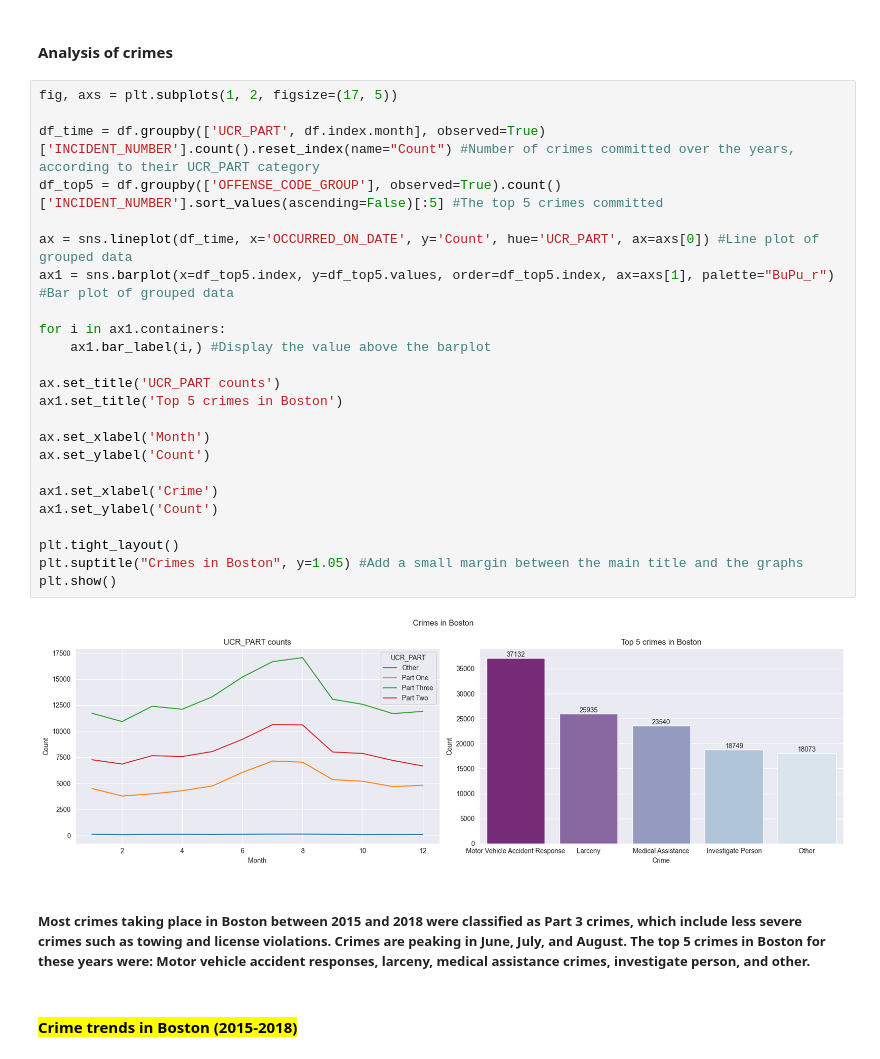
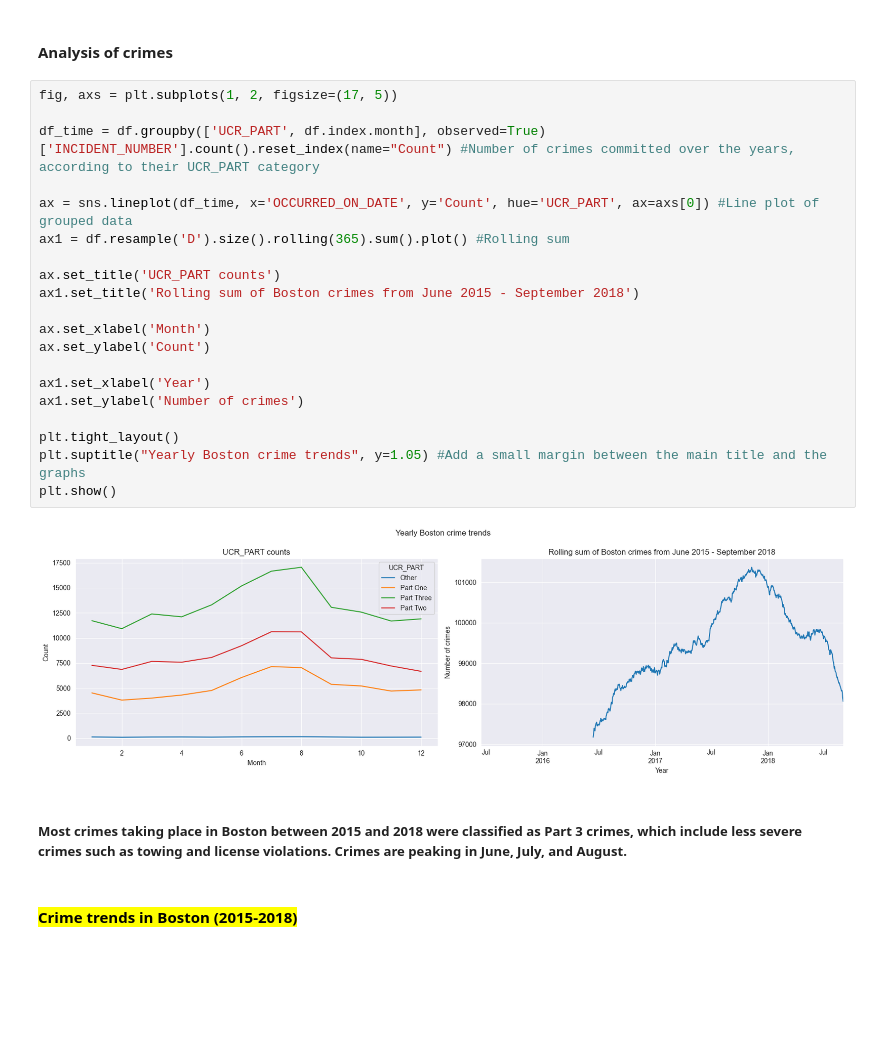
Before and after one commit to BlocknBoom123/CrimePy, a Jupyter notebook: Boston/BostonCrime.ipynb, the cells around one changed output. Cells and saved outputs as stored; diff of their text form; blank space fills up the shorter version.

```diff
--- a/Boston/BostonCrime.ipynb
+++ b/Boston/BostonCrime.ipynb
@@ -260,30 +260,26 @@ plt.show()
 # %%
 fig, axs = plt.subplots(1, 2, figsize=(17, 5))
 
 df_time = df.groupby(['UCR_PART', df.index.month], observed=True)['INCIDENT_NUMBER'].count().reset_index(name="Count") #Number of crimes committed over the years, according to their UCR_PART category
-df_top5 = df.groupby(['OFFENSE_CODE_GROUP'], observed=True).count()['INCIDENT_NUMBER'].sort_values(ascending=False)[:5] #The top 5 crimes committed
 
 ax = sns.lineplot(df_time, x='OCCURRED_ON_DATE', y='Count', hue='UCR_PART', ax=axs[0]) #Line plot of grouped data
-ax1 = sns.barplot(x=df_top5.index, y=df_top5.values, order=df_top5.index, ax=axs[1], palette="BuPu_r") #Bar plot of grouped data
-
-for i in ax1.containers:
-    ax1.bar_label(i,) #Display the value above the barplot
+ax1 = df.resample('D').size().rolling(365).sum().plot() #Rolling sum
 
 ax.set_title('UCR_PART counts')
-ax1.set_title('Top 5 crimes in Boston')
+ax1.set_title('Rolling sum of Boston crimes from June 2015 - September 2018')
 
 ax.set_xlabel('Month')
 ax.set_ylabel('Count')
 
-ax1.set_xlabel('Crime')
-ax1.set_ylabel('Count')
+ax1.set_xlabel('Year')
+ax1.set_ylabel('Number of crimes')
 
 plt.tight_layout()
-plt.suptitle("Crimes in Boston", y=1.05) #Add a small margin between the main title and the graphs
+plt.suptitle("Yearly Boston crime trends", y=1.05) #Add a small margin between the main title and the graphs
 plt.show()
 # %% [output]
-[figure, old version]
+[figure, new version]
 # %% [markdown]
-##### Most crimes taking place in Boston between 2015 and 2018 were classified as Part 3 crimes, which include less severe crimes such as towing and license violations. Crimes are peaking in June, July, and August. The top 5 crimes in Boston for these years were: Motor vehicle accident responses, larceny, medical assistance crimes, investigate person, and other.
+##### Most crimes taking place in Boston between 2015 and 2018 were classified as Part 3 crimes, which include less severe crimes such as towing and license violations. Crimes are peaking in June, July, and August.
 # %% [markdown]
 #### <mark>Crime trends in Boston (2015-2018)
```
Also changed, not shown: parts of 17 cells of this notebook, 2 other files.
